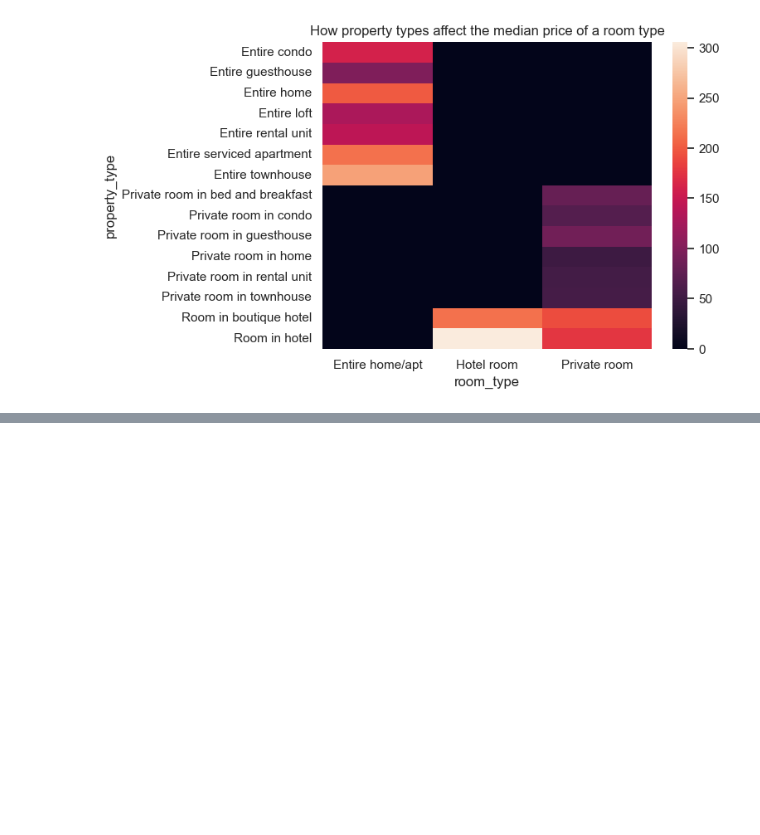
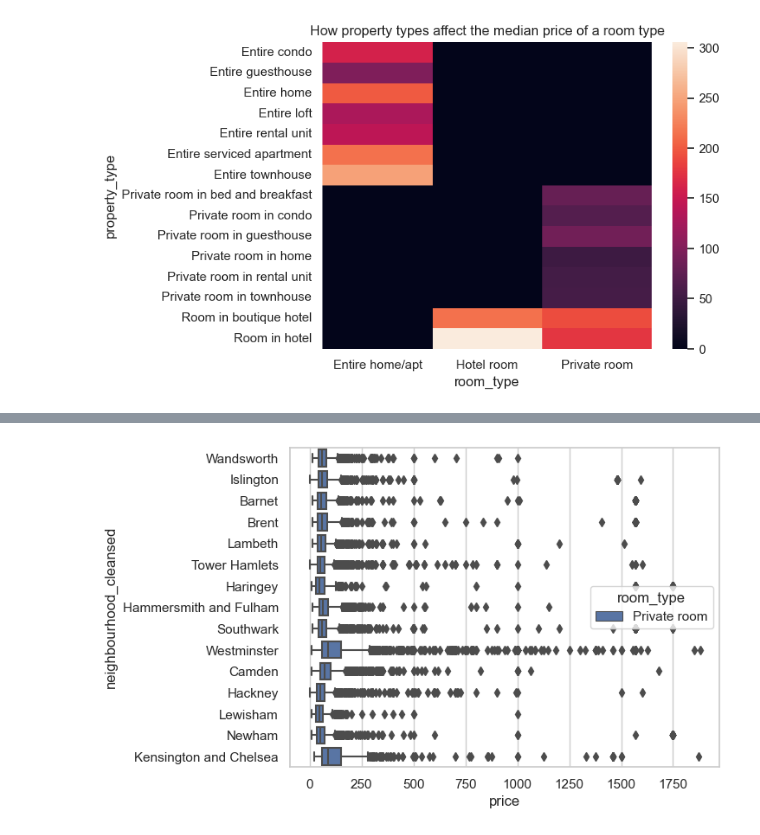
Before and after one commit to aravindkg7/Data-Science-Projects, a Jupyter notebook: Data Analysis - London BnB listings.ipynb, the cells around one changed output, grey strips where cells are left out. Saved outputs shown, nothing was run; the diff lists cells and outputs as text; code cells hidden in the pictures; blank space fills up the shorter version.

```diff
--- a/Data Analysis - London BnB listings.ipynb
+++ b/Data Analysis - London BnB listings.ipynb
@@ -290,0 +302,10 @@ plt.show()
+# %%
+#Extract the data for private room and entire_home for top 15 neighbourhoods
+private_room = neighbourhood_15[neighbourhood_15['room_type']=='Private room']
+entire_home = neighbourhood_15[neighbourhood_15['room_type']=='Entire home/apt']
+# %%
+#Plot the distribution of prices for private room for top 15 neighbourhoods
+sns.boxplot(data=private_room, x='price', y='neighbourhood_cleansed', hue='room_type')
+plt.show()
+# %% [output]
+[figure, added]
```
Also changed, not shown: parts of 5 cells of this notebook.
